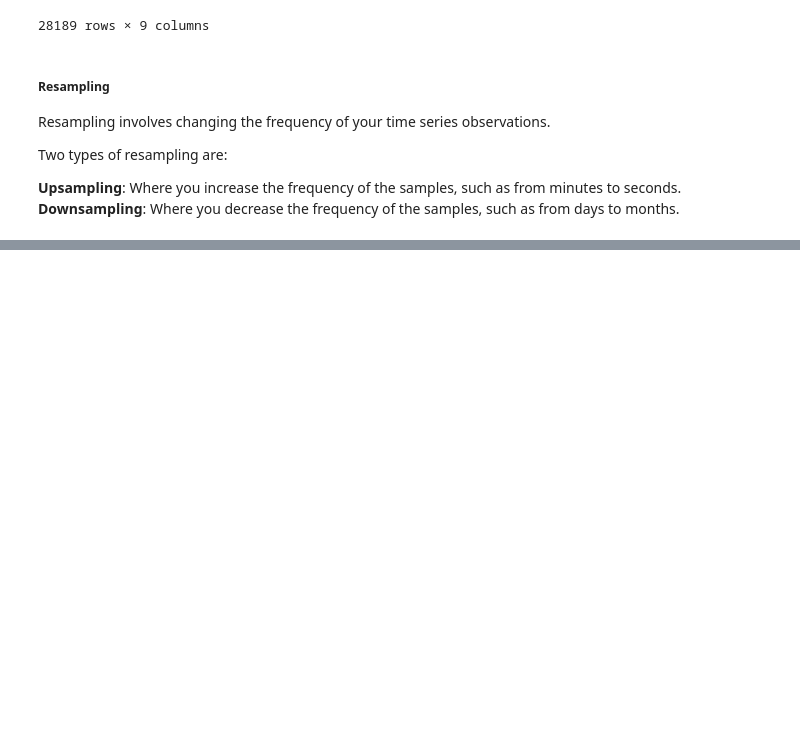
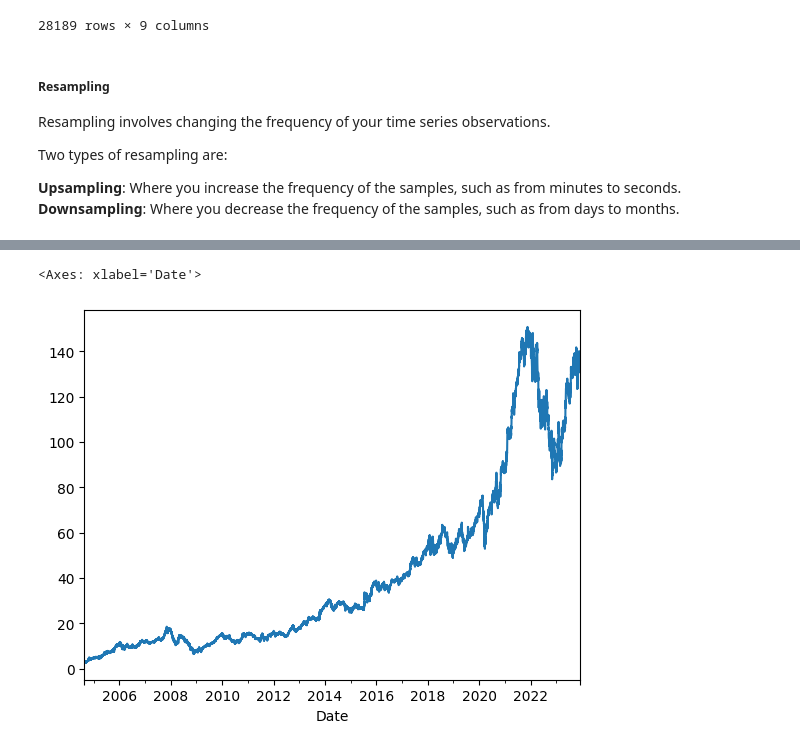
Before and after one commit to thekushak0003/My-DSMP-Journey, a Jupyter notebook: case studies/time_series_analysis.ipynb, the cells around one changed output, grey strips where cells are left out. Drawn from its saved outputs; the diff is of its cells as text; code cells hidden in the pictures; blank space fills up the shorter version.

```diff
--- a/case studies/time_series_analysis.ipynb
+++ b/case studies/time_series_analysis.ipynb
@@ -374,0 +382,6 @@ Two types of resampling are:
+# %%
+# Upsampling
+df['Close'].resample('12h').interpolate(method='spline',order=2).plot()
+# %% [output]
+<Axes: xlabel='Date'>
+[figure, added]
```
Also changed, not shown: parts of 9 cells of this notebook.
